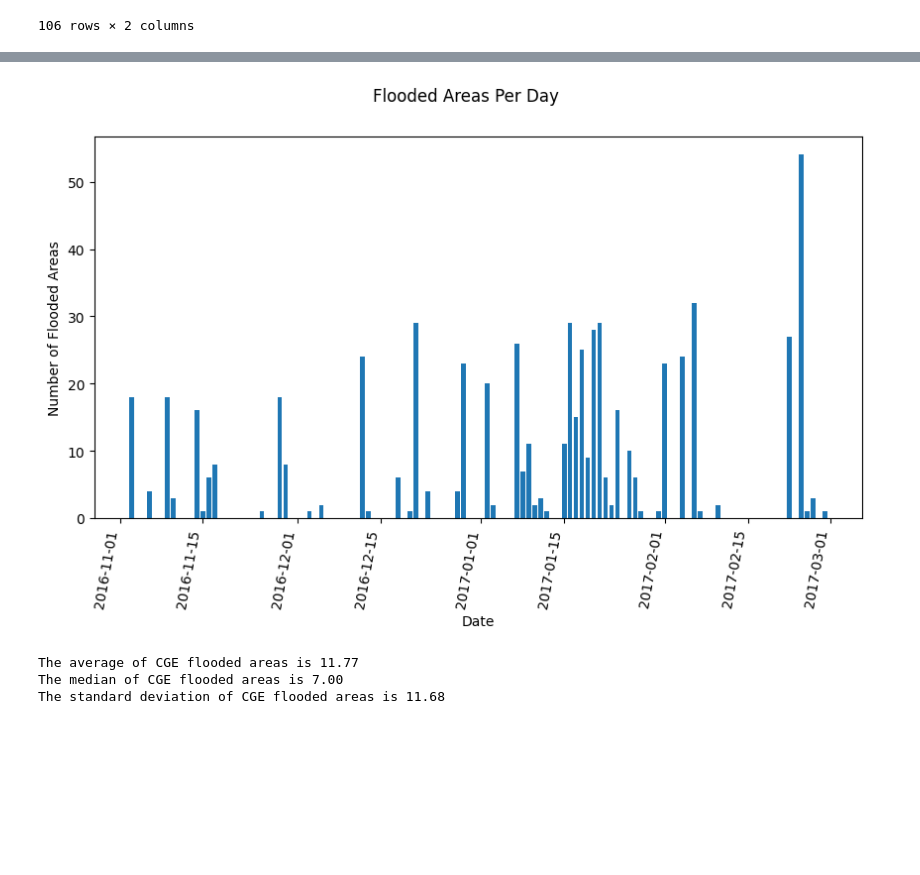
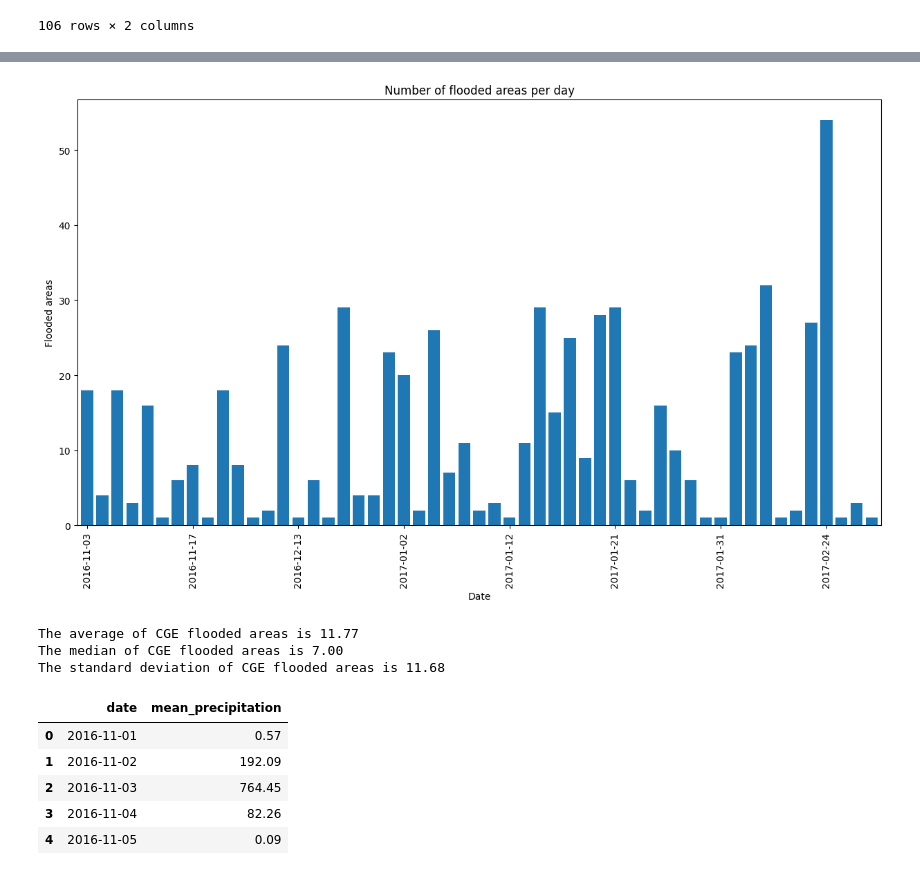
Before and after one commit to liviadegrossi/MBA-Monograph, a Jupyter notebook: data-exploration.ipynb, the cells around one changed output, grey strips where cells are left out. Cells and saved outputs as stored; diff of their text form; code cells hidden in the pictures; blank space fills up the shorter version.

Commit message:
Exploratory data analysis

```diff
--- a/data-exploration.ipynb
+++ b/data-exploration.ipynb
@@ -444,16 +614,28 @@ cge_flood_points_day
 # %%
-plt.figure(figsize=(10, 5))
-plt.bar(cge_flood_points_day['initial_date'], cge_flood_points_day['total_flood_points'])
-plt.xlabel('Date')
-plt.ylabel('Number of Flooded Areas')
-plt.suptitle('Flooded Areas Per Day')
+cge_flood_points_day.rename(columns={'initial_date': 'date'}, inplace=True)
+cge_flood_points_day['date'] = pd.to_datetime(cge_flood_points_day['date']).dt.strftime('%Y-%m-%d')
 
-# Rotate date labels by 45 degrees
-plt.xticks(rotation=80, ha='right')
+ax_flood_points = cge_flood_points_day.plot.bar(
+    x='date',
+    y='total_flood_points',
+    width=0.8,
+    figsize=(15, 8),
+    xlabel='Date',
+    ylabel='Flooded areas',
+    title='Number of flooded areas per day',
+    legend=False
+)
 
+# Keep only one label per week (7 days)
+ticks = ax_flood_points.xaxis.get_ticklocs()
+tick_labels = [label.get_text() for label in ax_flood_points.xaxis.get_ticklabels()]
+ax_flood_points.xaxis.set_ticks(ticks[::7])
+ax_flood_points.xaxis.set_ticklabels(tick_labels[::7], rotation=90) # Rotate date labels by 90 degrees
+
+plt.savefig("./images/number-of-flooded-areas-per-day.png")
 plt.show()
 # %% [output]
-[figure, old version]
+[figure, new version]
 # %%
 avg_cge_flood_points = cge_flood_points_day['total_flood_points'].mean()
 median_cge_flood_points = cge_flood_points_day['total_flood_points'].median()
@@ -466,3 +648,13 @@ print(f'The standard deviation of CGE flooded areas is {std_cge_flood_points:.2f
 The average of CGE flooded areas is 11.77
 The median of CGE flooded areas is 7.00
 The standard deviation of CGE flooded areas is 11.68
+# %%
+weather_radar_data_30km_day = weather_radar_data_1h_30km_sp.groupby('date')['mean'].sum().reset_index(name='mean_precipitation')
+weather_radar_data_30km_day.head()
+# %% [output]
+|  | date | mean_precipitation |
+| 0 | 2016-11-01 | 0.57 |
+| 1 | 2016-11-02 | 192.09 |
+| 2 | 2016-11-03 | 764.45 |
+| 3 | 2016-11-04 | 82.26 |
+| 4 | 2016-11-05 | 0.09 |
```
Also changed, not shown: parts of 64 cells of this notebook, 12 other files.
